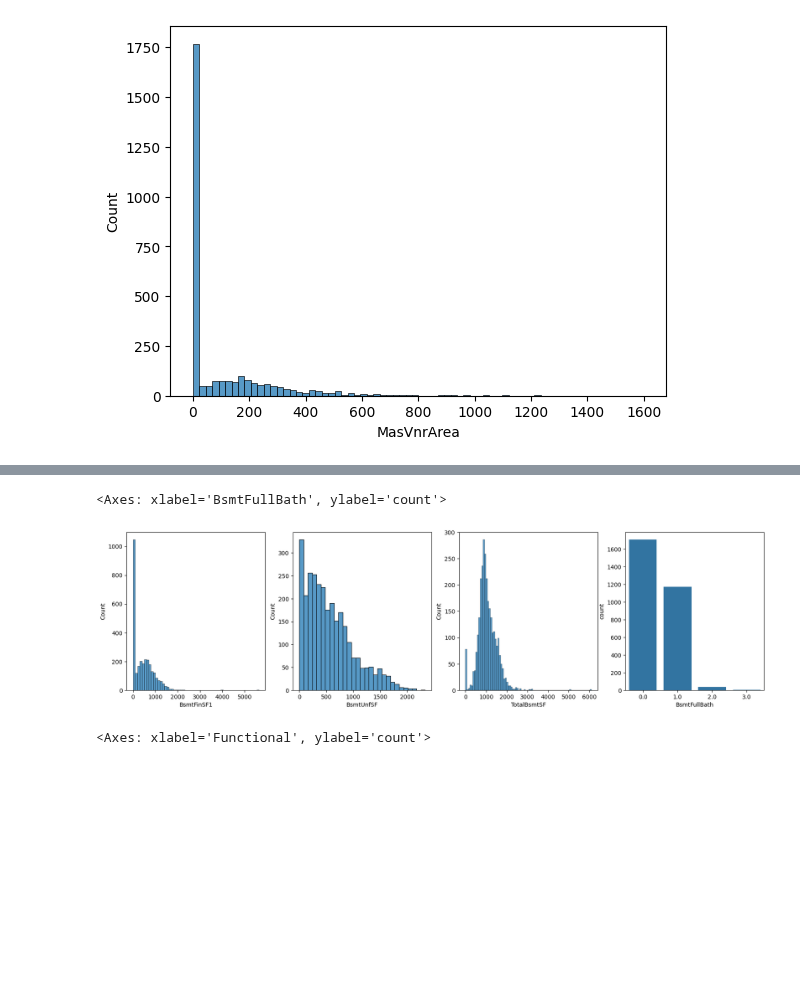
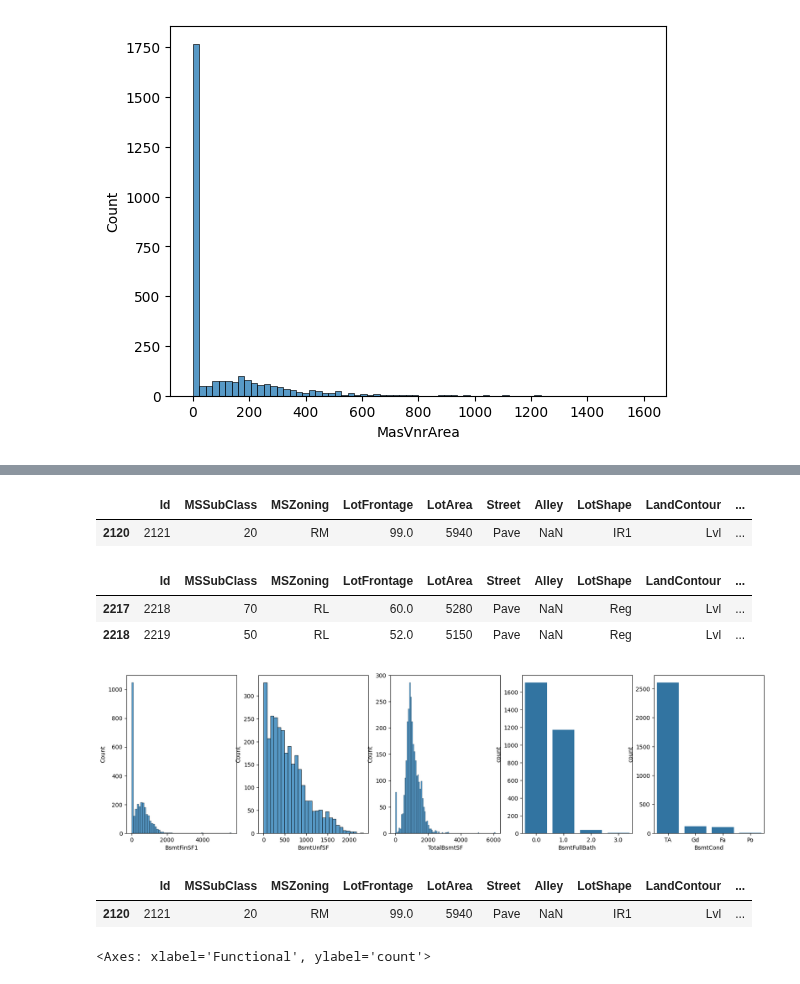
Before and after one commit to LoneCoder21/Kaggle-Notebooks, a Jupyter notebook: Regression/House Prices/property_prices.ipynb, the cells around one changed output, grey strips where cells are left out. Saved outputs shown, nothing was run; the diff lists cells and outputs as text; code cells hidden in the pictures; blank space fills up the shorter version.

```diff
--- a/Regression/House Prices/property_prices.ipynb
+++ b/Regression/House Prices/property_prices.ipynb
@@ -82,13 +82,27 @@ bsmt_col.head()
 | 2 | GLQ | 486.0 | Unf | 0.0 | 434.0 | 920.0 | Gd | 1.0 |
 | 3 | ALQ | 216.0 | Unf | 0.0 | 540.0 | 756.0 | TA | 1.0 |
 | 4 | GLQ | 655.0 | Unf | 0.0 | 490.0 | 1145.0 | Gd | 1.0 |
+# %%
+data[data['TotalBsmtSF'].isnull()]
+# %% [output]
+|  | Id | MSSubClass | MSZoning | LotFrontage | LotArea | Street | Alley | LotShape | LandContour | ... |
+| 2120 | 2121 | 20 | RM | 99.0 | 5940 | Pave | NaN | IR1 | Lvl | ... |
 # %%
-fig, axs = plt.subplots(ncols=4, figsize=(20,5))
+fig, axs = plt.subplots(ncols=5, figsize=(20,5))
 sns.histplot(data,x="BsmtFinSF1",ax=axs[0])
 sns.histplot(data,x="BsmtUnfSF",ax=axs[1])
 sns.histplot(data,x="TotalBsmtSF",ax=axs[2])
 sns.countplot(data,x="BsmtFullBath",ax=axs[3])
+sns.countplot(data,x="BsmtCond",ax=axs[4])
+data[data['BsmtQual'].isnull() & data['BsmtFinType1'].notnull()]
 # %% [output]
-<Axes: xlabel='BsmtFullBath', ylabel='count'>
+|  | Id | MSSubClass | MSZoning | LotFrontage | LotArea | Street | Alley | LotShape | LandContour | ... |
+| 2217 | 2218 | 70 | RL | 60.0 | 5280 | Pave | NaN | Reg | Lvl | ... |
+| 2218 | 2219 | 50 | RL | 52.0 | 5150 | Pave | NaN | Reg | Lvl | ... |
-[figure, old version]
+[figure, new version]
+# %%
+data[data['BsmtFinSF1'].isnull()]
+# %% [output]
+|  | Id | MSSubClass | MSZoning | LotFrontage | LotArea | Street | Alley | LotShape | LandContour | ... |
+| 2120 | 2121 | 20 | RM | 99.0 | 5940 | Pave | NaN | IR1 | Lvl | ... |
 # %%
```
Also changed, not shown: parts of 4 cells of this notebook.
